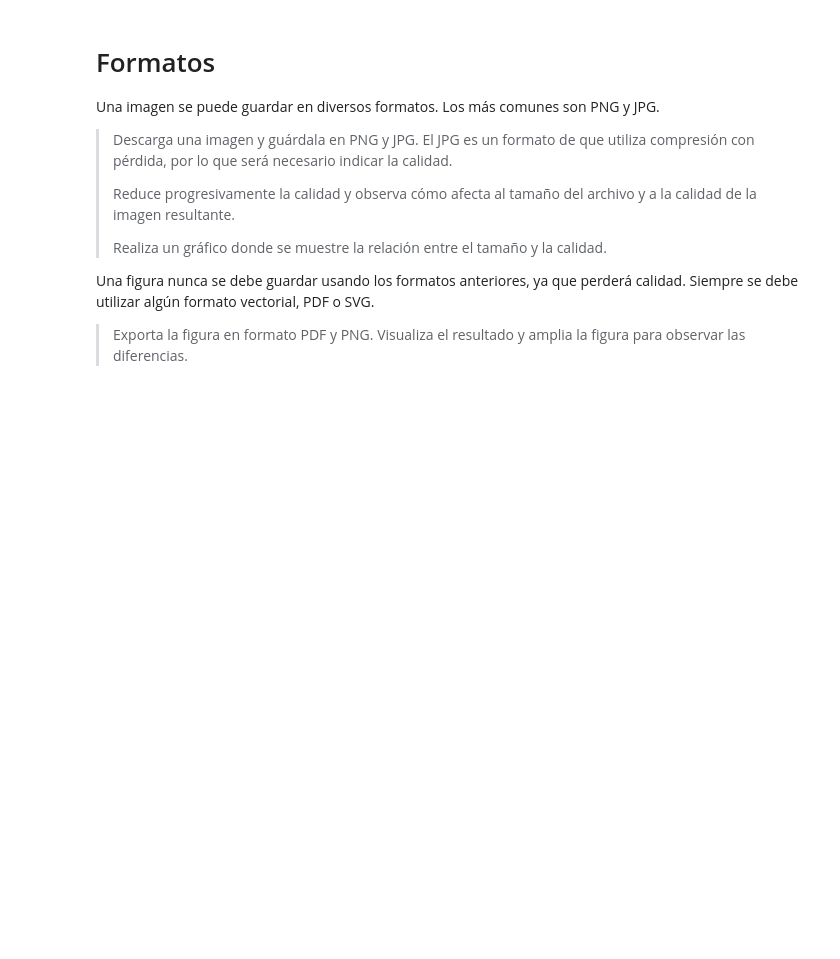
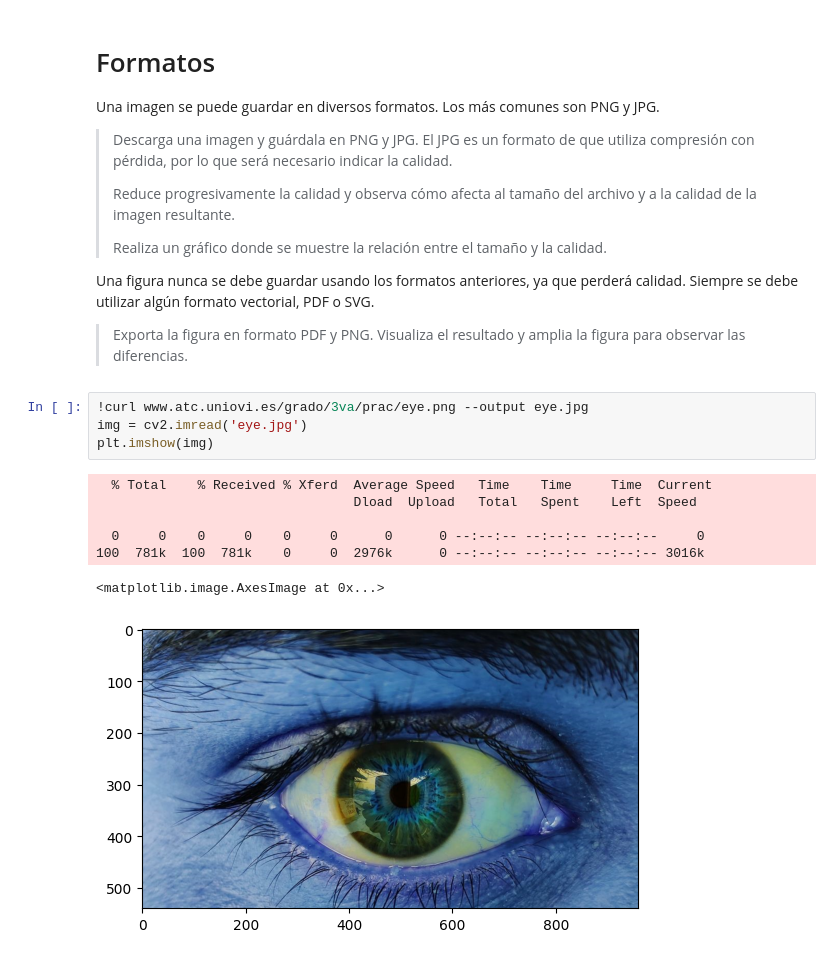
Before and after one commit to revekkadiana/Visi-n_Artificial, a Jupyter notebook: Prac02-Imagen.ipynb, the cells around one changed output. Drawn from its saved outputs; the diff is of its cells as text; blank space fills up the shorter version.

```diff
--- a/Prac02-Imagen.ipynb
+++ b/Prac02-Imagen.ipynb
@@ -483,3 +438,15 @@ Una imagen se puede guardar en diversos formatos. Los más comunes son PNG y JPG
 Una figura nunca se debe guardar usando los formatos anteriores, ya que perderá calidad. Siempre se debe utilizar algún formato vectorial, PDF o SVG.
 
 > Exporta la figura en formato PDF y PNG. Visualiza el resultado y amplia la figura para observar las diferencias.
+# %%
+!curl www.atc.uniovi.es/grado/3va/prac/eye.png --output eye.jpg
+img = cv2.imread('eye.jpg')
+plt.imshow(img)
+# %% [output]
+  % Total    % Received % Xferd  Average Speed   Time    Time     Time  Current
+                                 Dload  Upload   Total   Spent    Left  Speed
+
+  0     0    0     0    0     0      0      0 --:--:-- --:--:-- --:--:--     0
+100  781k  100  781k    0     0  2976k      0 --:--:-- --:--:-- --:--:-- 3016k
+<matplotlib.image.AxesImage at 0x...>
+[figure, added]
```
Also changed, not shown: parts of 12 cells of this notebook.
